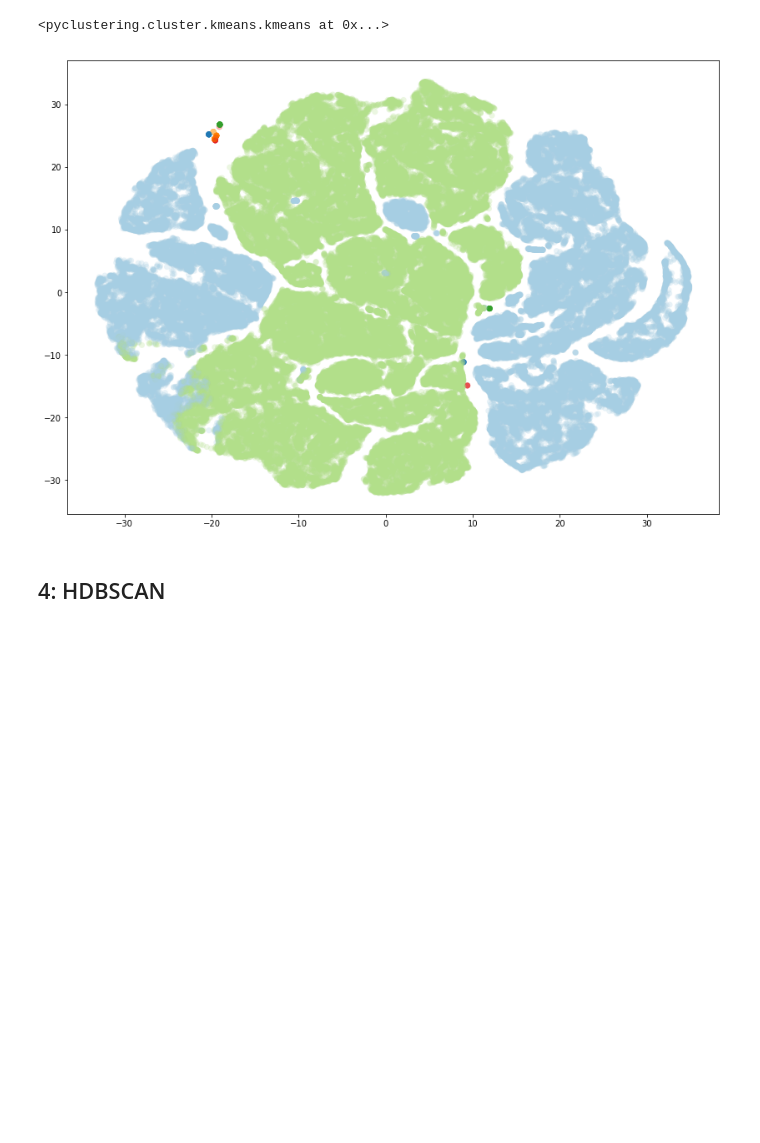
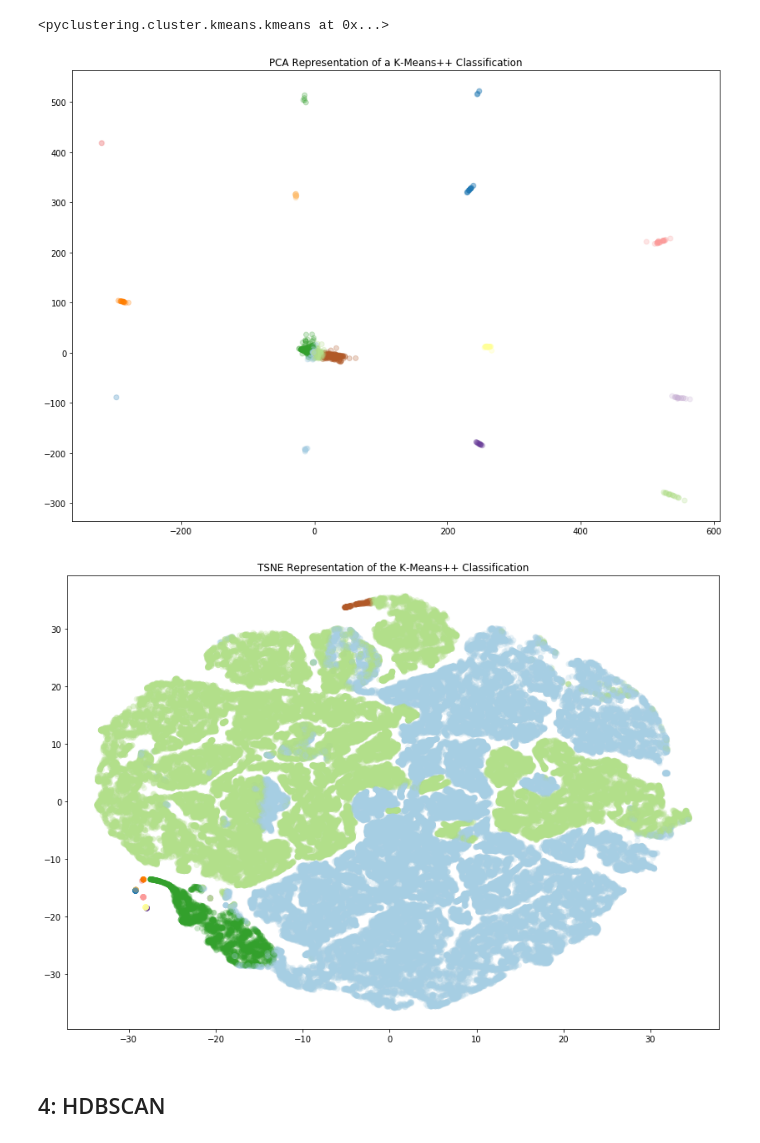
Before and after one commit to Nyctanthous/C-SMASH, a Jupyter notebook: presentation.ipynb, the cells around one changed output. Cells and saved outputs as stored; diff of their text form; code cells hidden in the pictures; blank space fills up the shorter version.

```diff
--- a/presentation.ipynb
+++ b/presentation.ipynb
@@ -50,7 +50,7 @@ sdss_df.drop(labels=['OBJ_ID_RUN', 'OBJ_ID_COL', 'OBJ_ID_FIELD',
                      'R_DIST', 'G_DIST', 'OSC_CAT_ID', 'ARC',
                      'EPOCH_OSC', 'A_OSC', 'E_OSC', 'I_OSC', 'LON_OSC',
                      'AP_OSC', 'M_OSC', 'PROP_CAT_ID', 'A_PROP',
-                     'E_PROP', 'SIN_I_PROP', 'V_MAG', 'B_MAG', 'H', 'G',
+                     'E_PROP', 'SIN_I_PROP', 'B_MAG', 'H', 'G',
                      'A_MAG', 'A_ERR', 'SMOC_ID', 'PHASE', 'D_COUNTER',
                      'TOTAL_D_COUNT'],
                      axis=1, inplace=True)
@@ -65,6 +65,8 @@ tax_df.drop(labels=['AST_NAME', 'SCORE', 'NCLASS', 'METHOD', 'BAD',
                      axis=1, inplace=True)
 # %%
 wave_mags = ["U_MAG", "G_MAG", "R_MAG", "I_MAG", "Z_MAG"]
+wave_mags = wave_mags[2:]
+
 wave_errs = ["U_ERR", "G_ERR", "R_ERR", "I_ERR", "Z_ERR"]
 
 # Ensure data integrity. Every observation MUST have a U, G, R, I, and Z value, and associated error.
@@ -74,0 +101,10 @@ merged.reset_index(drop=True, inplace=True)
+# %%
+merged["COLOR_U"] = merged["U_MAG"] - merged["G_MAG"] - 1.32
+merged["COLOR_G"] = merged["G_MAG"] - merged["R_MAG"] - 0.45
+merged["COLOR_R"] = merged["R_MAG"] - merged["I_MAG"] - 0.10
+merged["COLOR_I"] = merged["I_MAG"] - merged["Z_MAG"] - 0.04
+
+merged["G_REFL"] = grad(merged["COLOR_G"], merged["COLOR_U"], 0.354, 0.477)
+merged["R_REFL"] = grad(merged["COLOR_U"], merged["COLOR_R"], 0.477, 0.623)
+merged["I_REFL"] = grad(merged["COLOR_R"], merged["COLOR_I"], 0.623, 0.763)
+wave_mags = ["G_REFL", "R_REFL", "I_REFL"]
@@ -221,5 +277,5 @@ plt.show()
 # %%
-graphical_clusters = 8
+graphical_clusters = 16
 # %%
 # perform cluster analysis using K-Means algorithm
 centers = kmeans_plusplus_initializer(training_data, graphical_clusters).initialize()
@@ -242,12 +298,23 @@ for idx, arr in enumerate(kmeans_clusters):
     for sub_index in arr:
         cluster_colors[sub_index] = color_palette[idx]
 # %%
-# Actually plot our data
+# PCA plot
 plt.figure(figsize=(14, 10))
-plt.scatter(*merged_projection.T, s=50, linewidth=0, c=cluster_colors, alpha=0.25)
+plt.scatter(merged_pca_projection[:,0],
+            merged_pca_projection[:,1],
+            c=cluster_colors, alpha=0.25)
+plt.title("PCA Representation of a K-Means++ Classification")
 plt.show()
+
+# TSNE plot
+plt.figure(figsize=(14, 10))
+plt.scatter(*merged_projection.T, s=50, linewidth=0,
+            c=cluster_colors, alpha=0.25)
+plt.title("TSNE Representation of the K-Means++ Classification")
+plt.show()
 # %% [output]
-[figure, old version]
+[figure, new version]
+[figure, added]
 # %% [markdown]
 ## 4: HDBSCAN
 # %%
```
Also changed, not shown: parts of 16 cells of this notebook.
